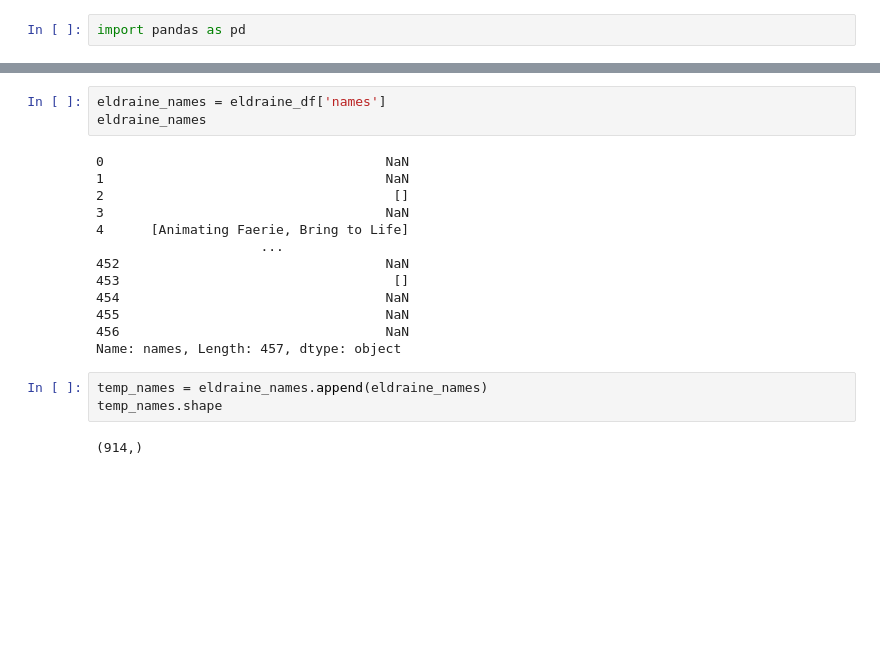
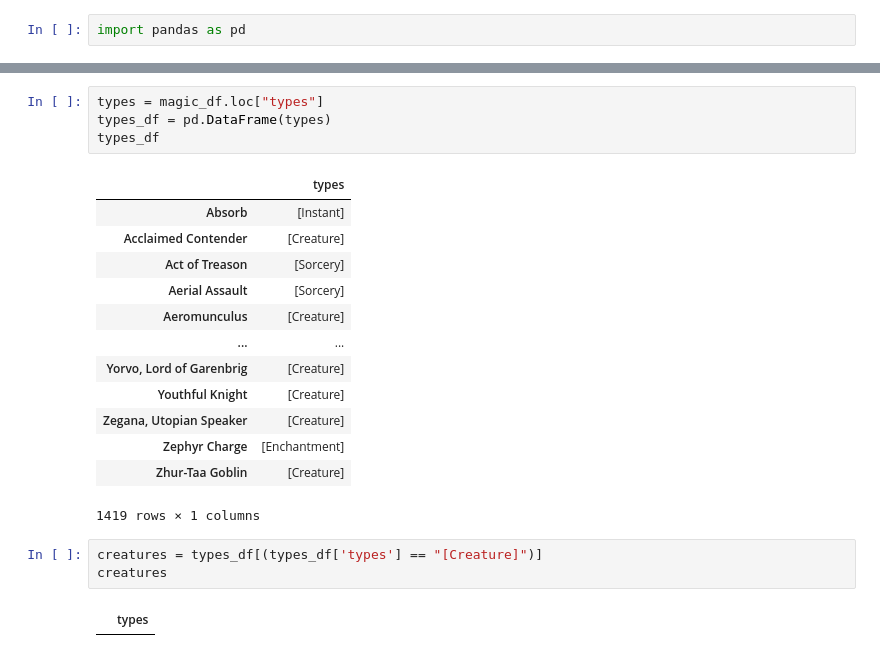
Before and after one commit to HSU-S21-CS232/P02-mc683, a Jupyter notebook: Untitled.ipynb, the cells around one changed output, grey strips where cells are left out. Drawn from its saved outputs; the diff is of its cells as text; blank space fills up the shorter version.

```diff
--- a/Untitled.ipynb
+++ b/Untitled.ipynb
@@ -94,21 +28,23 @@ subset
-# %%
-eldraine_names = eldraine_df['names']
-eldraine_names
-# %% [output]
-0                                    NaN
-1                                    NaN
-2                                     []
-3                                    NaN
-4      [Animating Faerie, Bring to Life]
-                     ...
-452                                  NaN
-453                                   []
-454                                  NaN
-455                                  NaN
-456                                  NaN
-Name: names, Length: 457, dtype: object
-# %%
-temp_names = eldraine_names.append(eldraine_names)
-temp_names.shape
-# %% [output]
-(914,)
+# %%
+types = magic_df.loc["types"]
+types_df = pd.DataFrame(types)
+types_df
+# %% [output]
+|  | types |
+| Absorb | [Instant] |
+| Acclaimed Contender | [Creature] |
+| Act of Treason | [Sorcery] |
+| Aerial Assault | [Sorcery] |
+| Aeromunculus | [Creature] |
+| ... | ... |
+| Yorvo, Lord of Garenbrig | [Creature] |
+| Youthful Knight | [Creature] |
+| Zegana, Utopian Speaker | [Creature] |
+| Zephyr Charge | [Enchantment] |
+| Zhur-Taa Goblin | [Creature] |
+1419 rows × 1 columns
+# %%
+creatures = types_df[(types_df['types'] == "[Creature]")]
+creatures
+# %% [output]
+|  | types |
```
Also changed, not shown: parts of 6 cells of this notebook, 2 other files.
